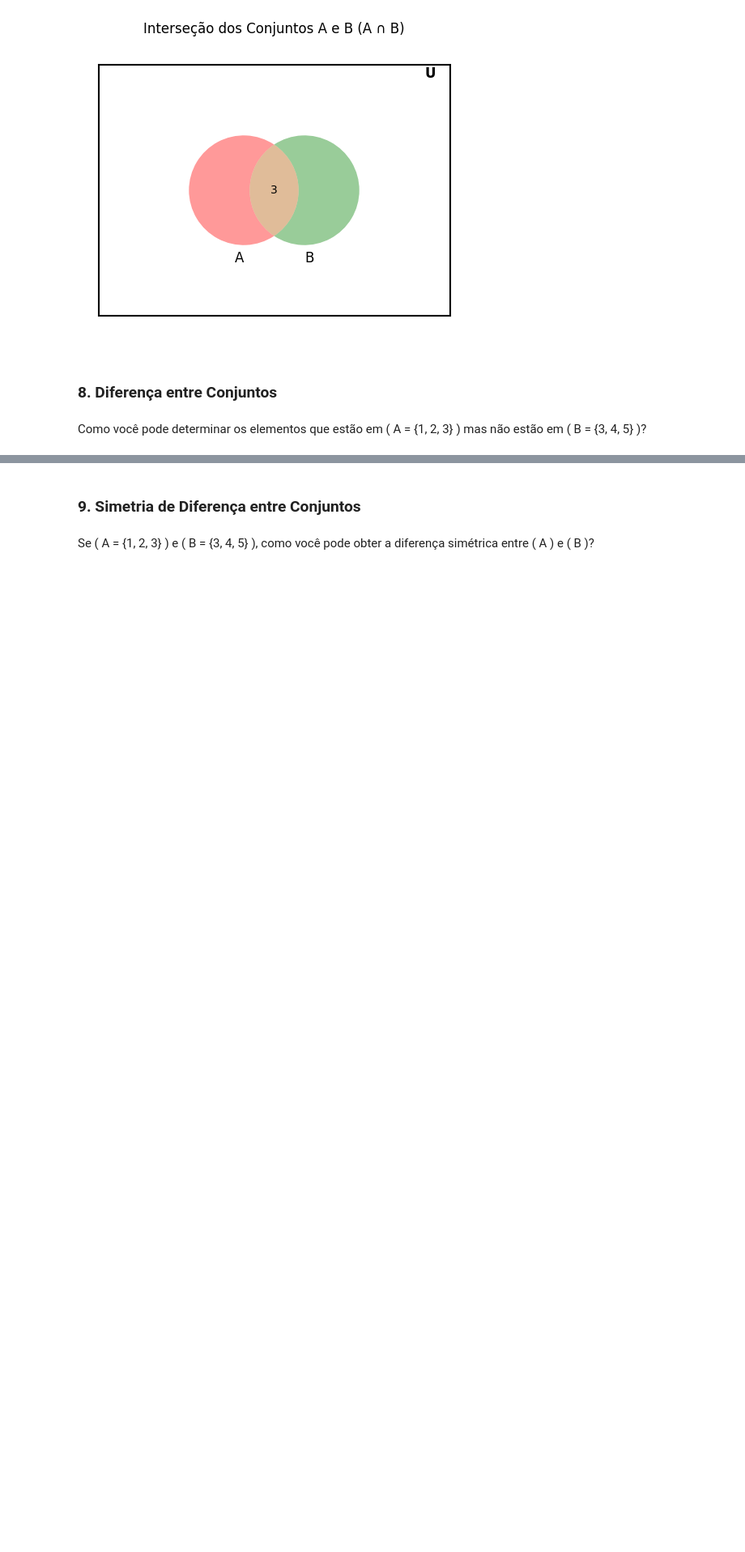
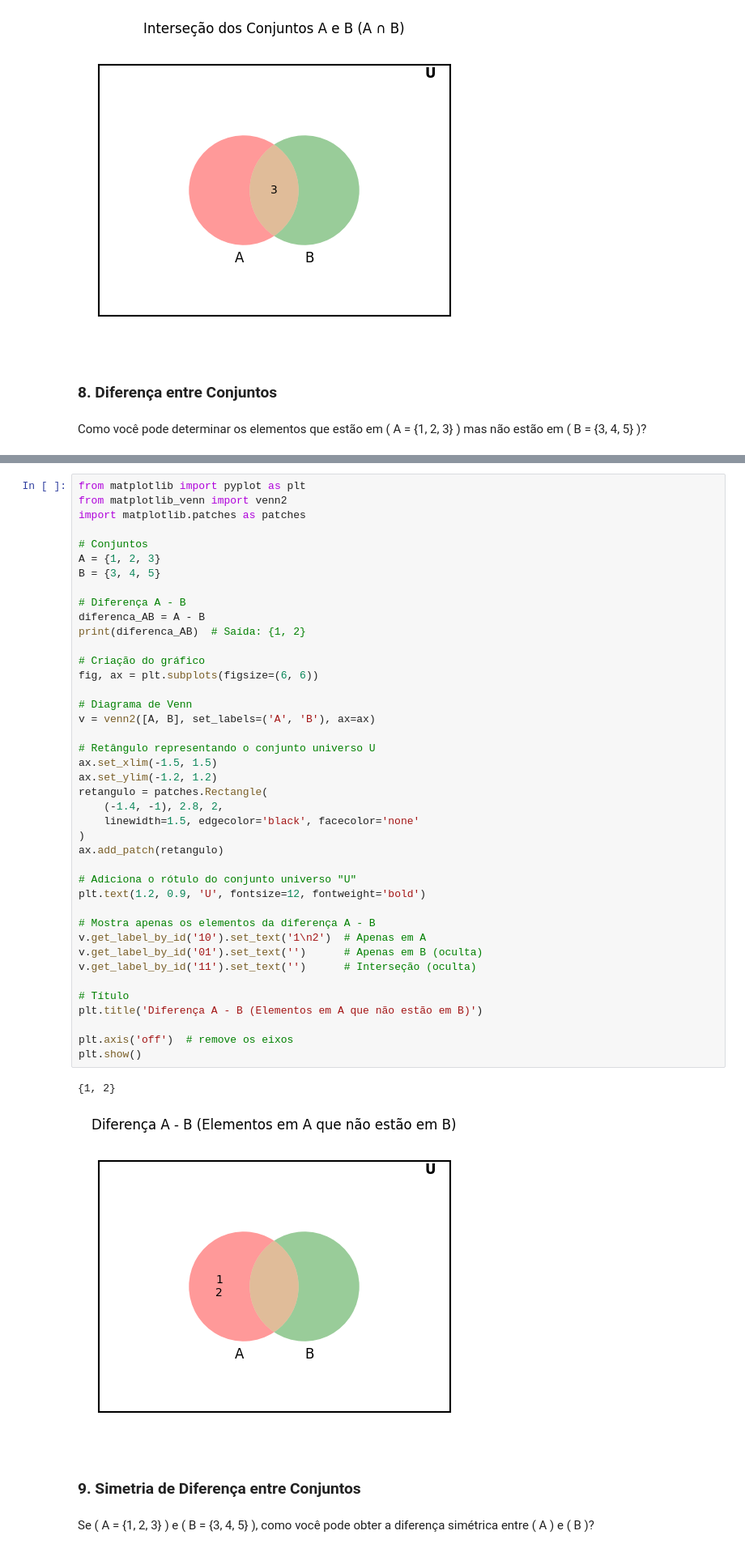
Before and after one commit to AndreMouraL/Elementos-de-matem-tica-discreta, a Jupyter notebook: Elementos_de_matematica_discreta_funcoes.ipynb, the cells around one changed output, grey strips where cells are left out. Shown at 81% size. Drawn from its saved outputs; the diff is of its cells as text; blank space fills up the shorter version.

```diff
--- a/Elementos_de_matematica_discreta_funcoes.ipynb
+++ b/Elementos_de_matematica_discreta_funcoes.ipynb
@@ -387,3 +426,47 @@ Como você pode determinar os elementos que estão em \( A = \{1, 2, 3\} \) mas
+# %%
+from matplotlib import pyplot as plt
+from matplotlib_venn import venn2
+import matplotlib.patches as patches
+
+# Conjuntos
+A = {1, 2, 3}
+B = {3, 4, 5}
+
+# Diferença A - B
+diferenca_AB = A - B
+print(diferenca_AB)  # Saída: {1, 2}
+
+# Criação do gráfico
+fig, ax = plt.subplots(figsize=(6, 6))
+
+# Diagrama de Venn
+v = venn2([A, B], set_labels=('A', 'B'), ax=ax)
+
+# Retângulo representando o conjunto universo U
+ax.set_xlim(-1.5, 1.5)
+ax.set_ylim(-1.2, 1.2)
+retangulo = patches.Rectangle(
+    (-1.4, -1), 2.8, 2,
+    linewidth=1.5, edgecolor='black', facecolor='none'
+)
+ax.add_patch(retangulo)
+
+# Adiciona o rótulo do conjunto universo "U"
+plt.text(1.2, 0.9, 'U', fontsize=12, fontweight='bold')
+
+# Mostra apenas os elementos da diferença A - B
+v.get_label_by_id('10').set_text('1\n2')  # Apenas em A
+v.get_label_by_id('01').set_text('')      # Apenas em B (oculta)
+v.get_label_by_id('11').set_text('')      # Interseção (oculta)
+
+# Título
+plt.title('Diferença A - B (Elementos em A que não estão em B)')
+
+plt.axis('off')  # remove os eixos
+plt.show()
+# %% [output]
+{1, 2}
+[figure, added]
 # %% [markdown]
 ### 9. Simetria de Diferença entre Conjuntos
 # %% [markdown]
```
Also changed, not shown: parts of 8 cells of this notebook.
